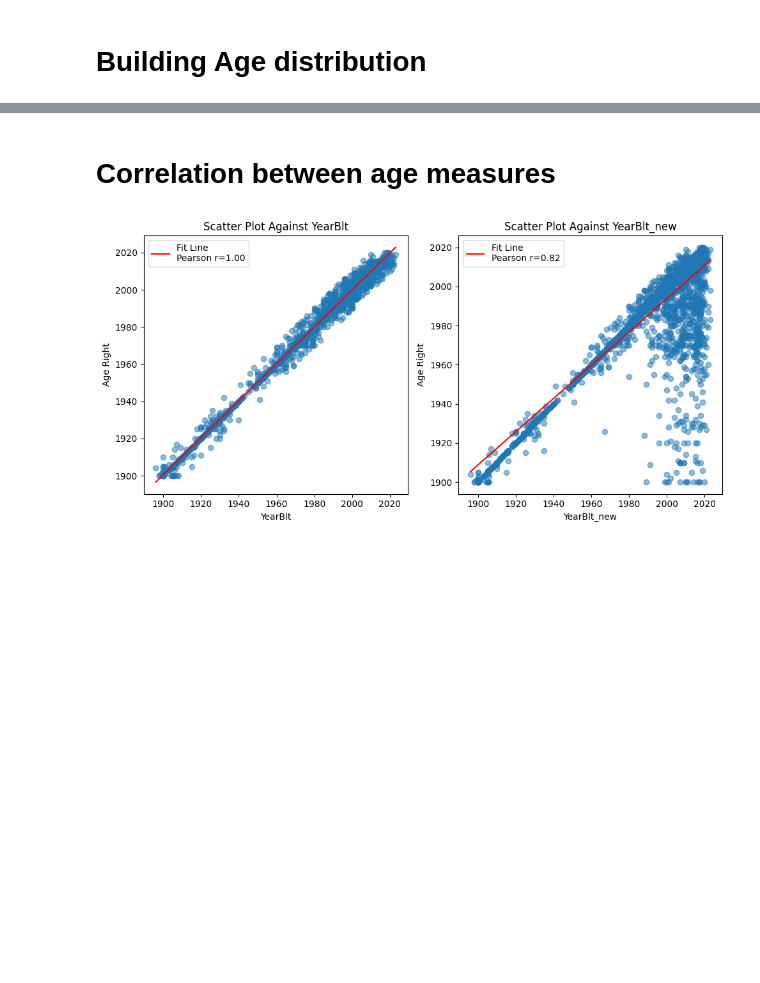
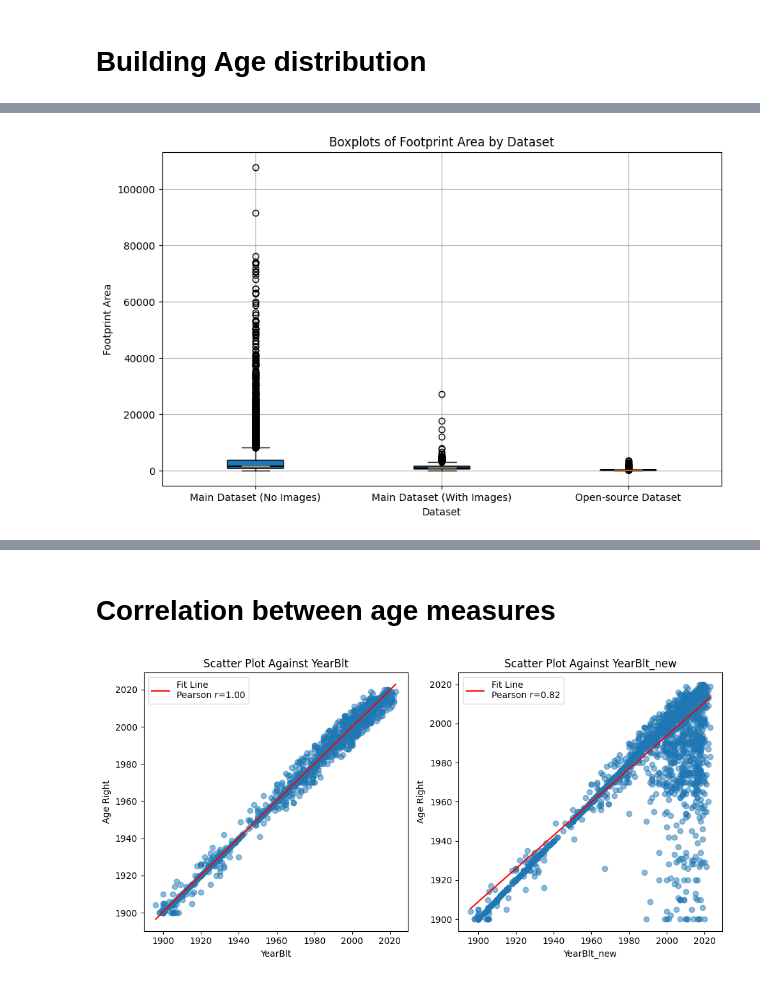
Before and after one commit to kaifoerster/BuildingAgePredictorML, a Jupyter notebook: main notebooks/descriptive statistics 2.ipynb, the cells around one changed output, grey strips where cells are left out. Cells and saved outputs as stored; diff of their text form; code cells hidden in the pictures; blank space fills up the shorter version.

```diff
--- a/main notebooks/descriptive statistics 2.ipynb
+++ b/main notebooks/descriptive statistics 2.ipynb
@@ -181,0 +179,19 @@ See the caveats in the documentation: https://pandas.pydata.org/pandas-docs/stab
+# %%
+
+# Creating data for plotting
+data_to_plot = [df_only_left['FootprintArea'], df_both['FootprintArea'], df_scaled['FootprintArea']]
+
+# Plotting
+fig, ax = plt.subplots(figsize=(10, 6))
+# Create boxplots
+ax.boxplot(data_to_plot, notch=True, patch_artist=True)  # notch shape boxplot with filled colors
+# Setting labels
+ax.set_xticklabels(['Main Dataset (No Images)', 'Main Dataset (With Images)', 'Open-source Dataset'])
+ax.set_title('Boxplots of Footprint Area by Dataset')
+ax.set_ylabel('Footprint Area')
+ax.set_xlabel('Dataset')
+
+plt.grid(True)  # Add grid for better readability
+plt.show()
+# %% [output]
+[figure, added]
```
Also changed, not shown: parts of 18 cells of this notebook.
